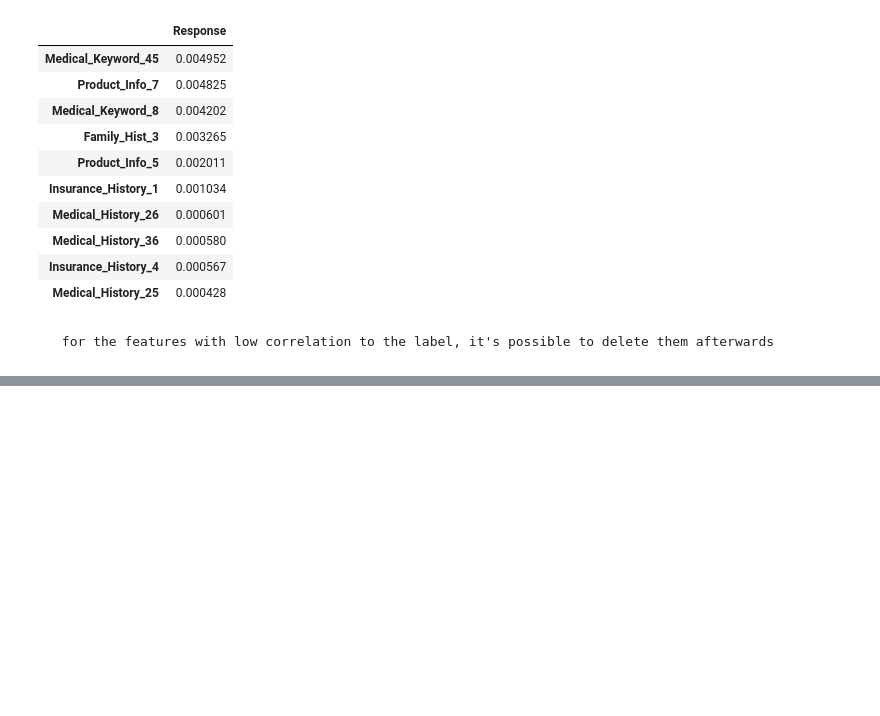
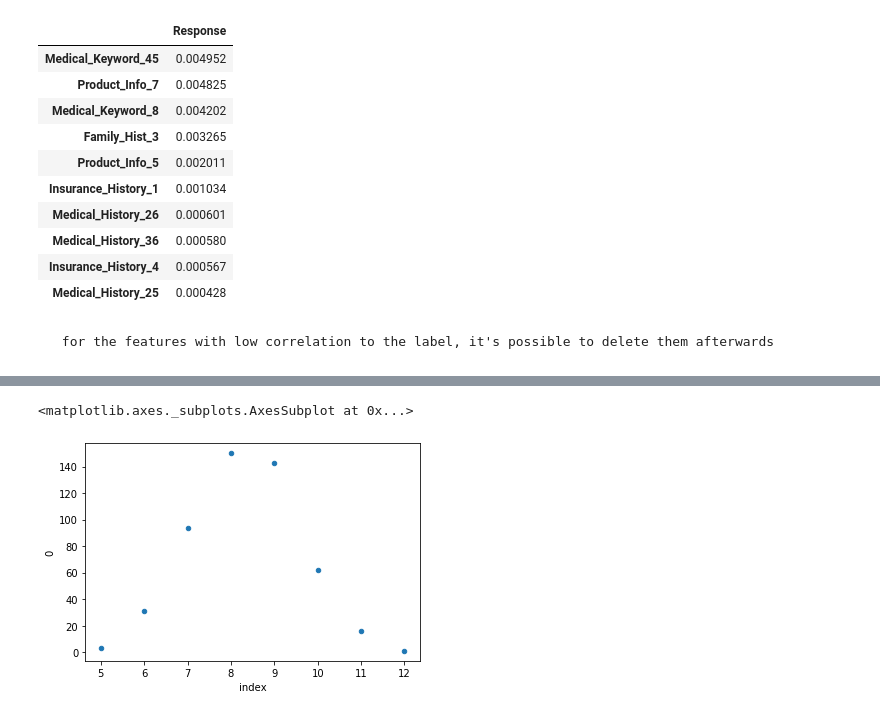
Before and after one commit to xuanlongORZ/Groupe4-Big_data_projet, a Jupyter notebook: EDA.ipynb, the cells around one changed output, grey strips where cells are left out. Saved outputs shown, nothing was run; the diff lists cells and outputs as text; code cells hidden in the pictures; blank space fills up the shorter version.

```diff
--- a/EDA.ipynb
+++ b/EDA.ipynb
@@ -278,0 +293,5 @@ tabel_corr2[-10:]
+# %%
+test_null = X_test.isnull().sum(axis=1)
+test_null_distribution = pd.DataFrame(test_null.value_counts())
+test_null_distribution.reset_index(inplace=True)
+test_null_distribution.head(5)
@@ -278,0 +310,5 @@ tabel_corr2[-10:]
+# %%
+test_null_distribution.plot.scatter(x='index',y=0)
+# %% [output]
+<matplotlib.axes._subplots.AxesSubplot at 0x...>
+[figure, added]
```
Also changed, not shown: parts of 4 cells of this notebook.
